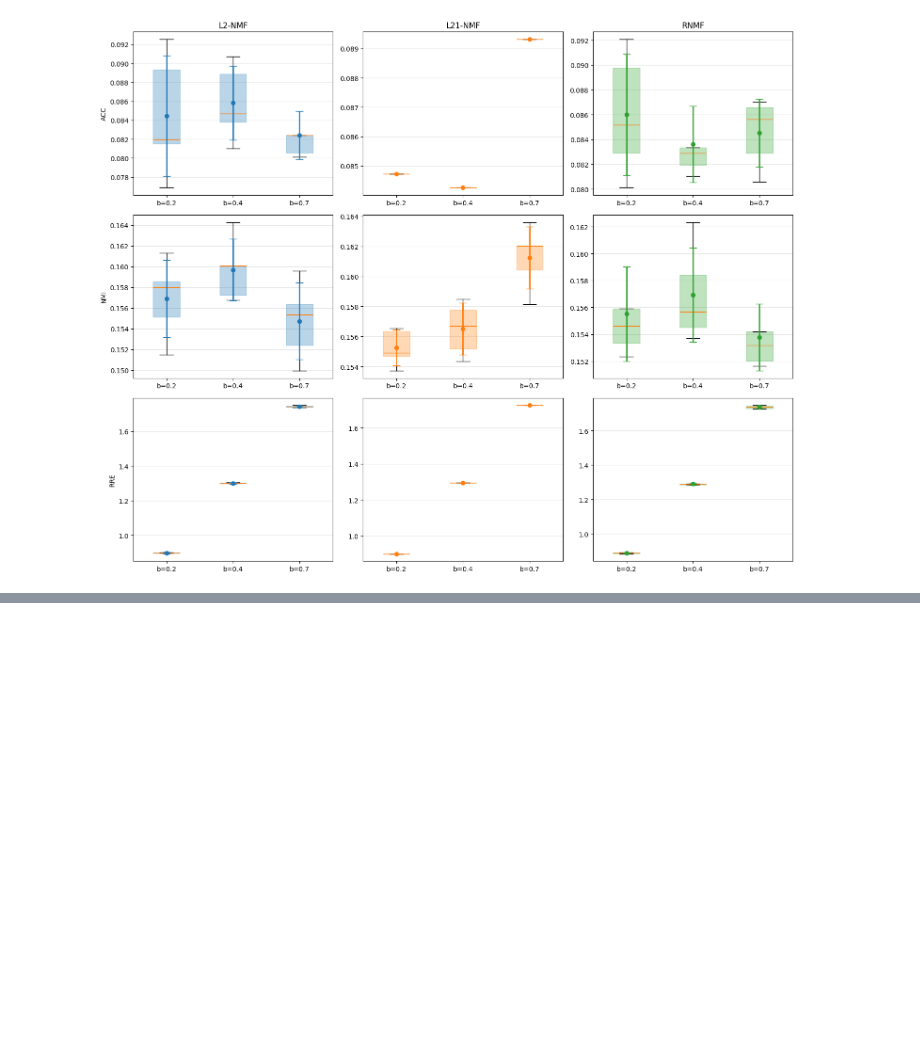
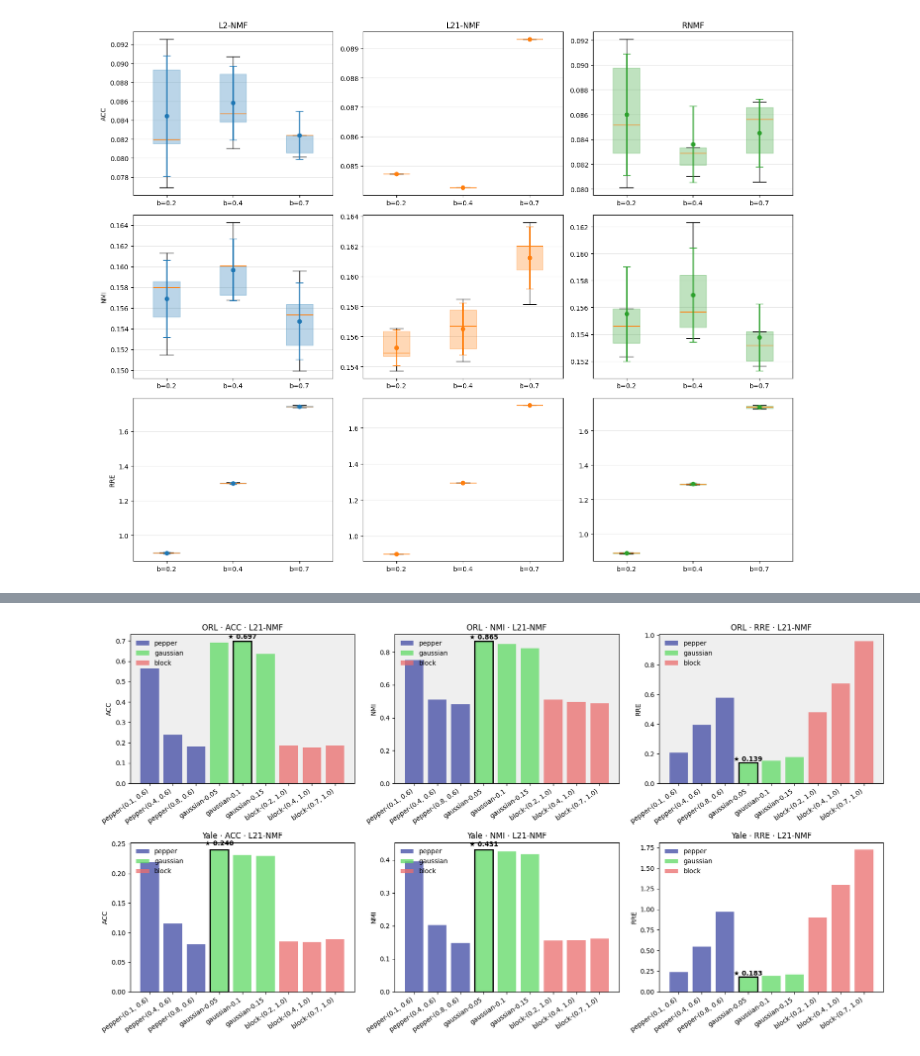
Before and after one commit to Ericcccccheng/USYD_5328, a Jupyter notebook: Assignment1/assignment1.ipynb, the cells around one changed output, grey strips where cells are left out. Drawn from its saved outputs; the diff is of its cells as text; code cells hidden in the pictures; blank space fills up the shorter version.

```diff
--- a/Assignment1/assignment1.ipynb
+++ b/Assignment1/assignment1.ipynb
@@ -1738,0 +1642,4 @@ plot_comparison(all_results, metric="RRE")
+# %%
+plot_6_panels_9bars_each(box_results, alg_name="L21-NMF")
+# %% [output]
+[figure, added]
```
Also changed, not shown: parts of 11 cells of this notebook.
